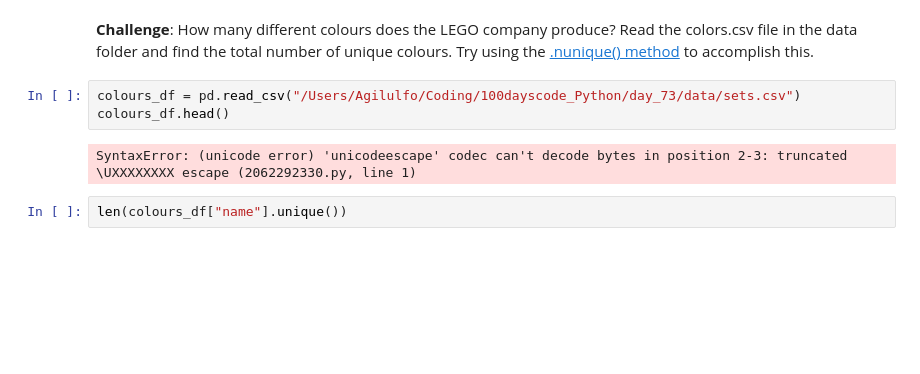
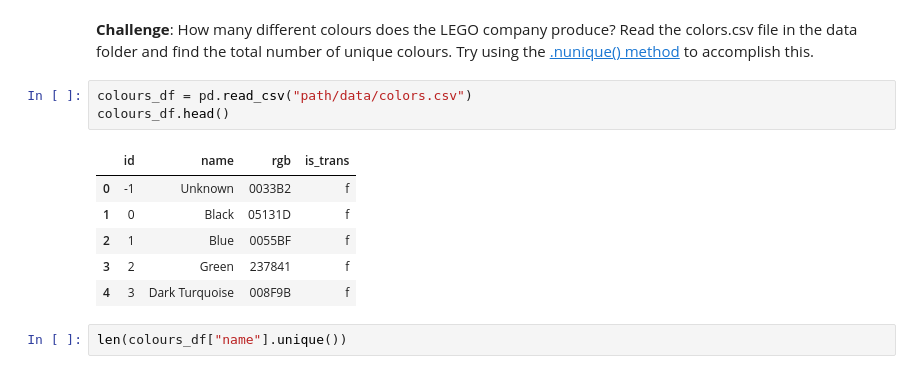
Before and after one commit to edierrosa/100dayscode_Python, a Jupyter notebook: day_73/day_73_project-analyse_lego_dataset.ipynb, the cells around one changed output. Drawn from its saved outputs; the diff is of its cells as text; blank space fills up the shorter version.

```diff
--- a/day_73/day_73_project-analyse_lego_dataset.ipynb
+++ b/day_73/day_73_project-analyse_lego_dataset.ipynb
@@ -31,10 +31,15 @@ import matplotlib.pyplot as plt
 # %% [markdown]
 **Challenge**: How many different colours does the LEGO company produce? Read the colors.csv file in the data folder and find the total number of unique colours. Try using the [.nunique() method](https://pandas.pydata.org/pandas-docs/stable/reference/api/pandas.DataFrame.nunique.html?highlight=nunique#pandas.DataFrame.nunique) to accomplish this.
 # %%
-colours_df = pd.read_csv("/Users/Agilulfo/Coding/100dayscode_Python/day_73/data/sets.csv")
+colours_df = pd.read_csv("path/data/colors.csv")
 colours_df.head()
 # %% [output]
-SyntaxError: (unicode error) 'unicodeescape' codec can't decode bytes in position 2-3: truncated \UXXXXXXXX escape (2062292330.py, line 1)
+|  | id | name | rgb | is_trans |
+| 0 | -1 | Unknown | 0033B2 | f |
+| 1 | 0 | Black | 05131D | f |
+| 2 | 1 | Blue | 0055BF | f |
+| 3 | 2 | Green | 237841 | f |
+| 4 | 3 | Dark Turquoise | 008F9B | f |
 # %%
 len(colours_df["name"].unique())
 # %% [output]
```
Also changed, not shown: parts of 6 cells of this notebook.
